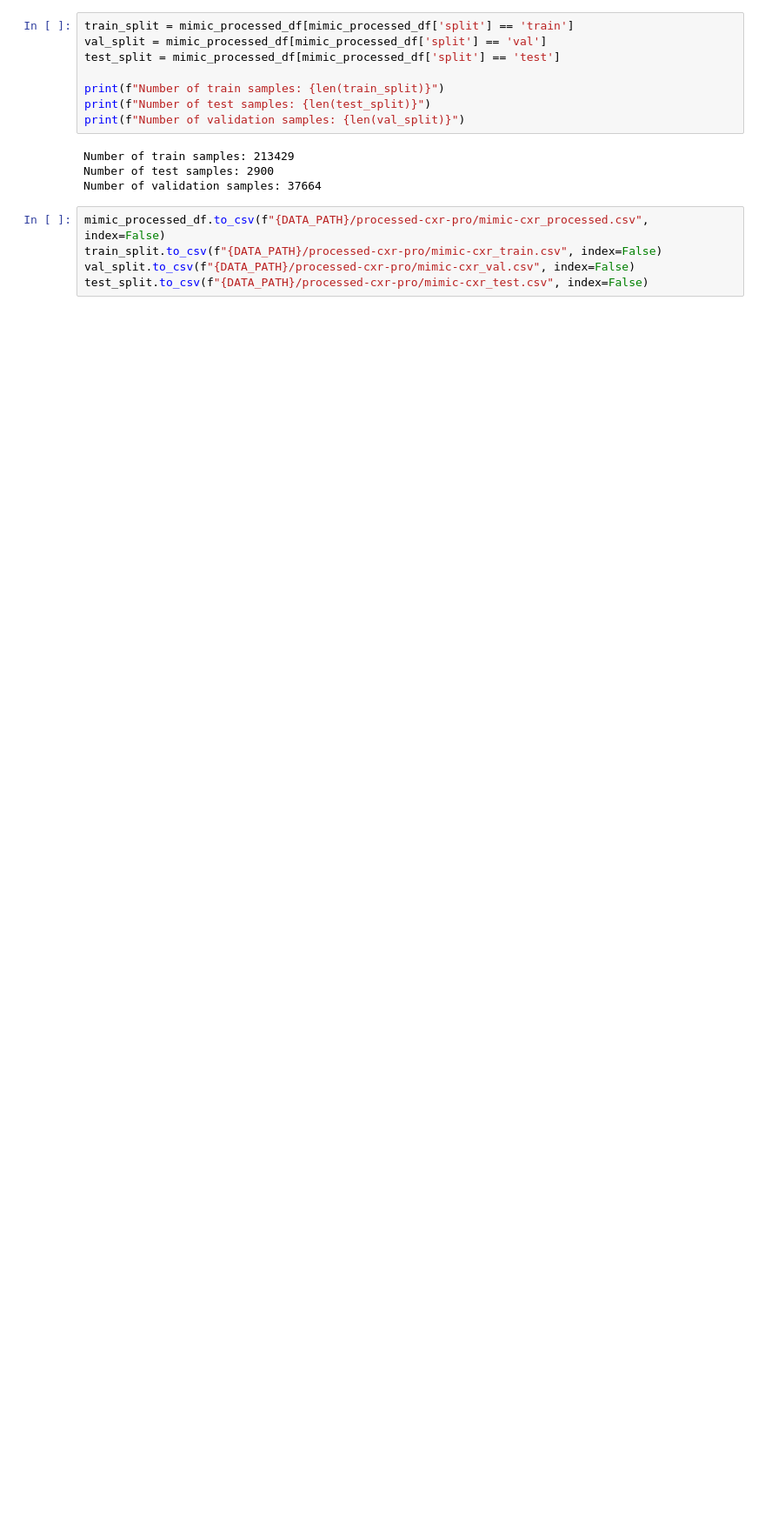
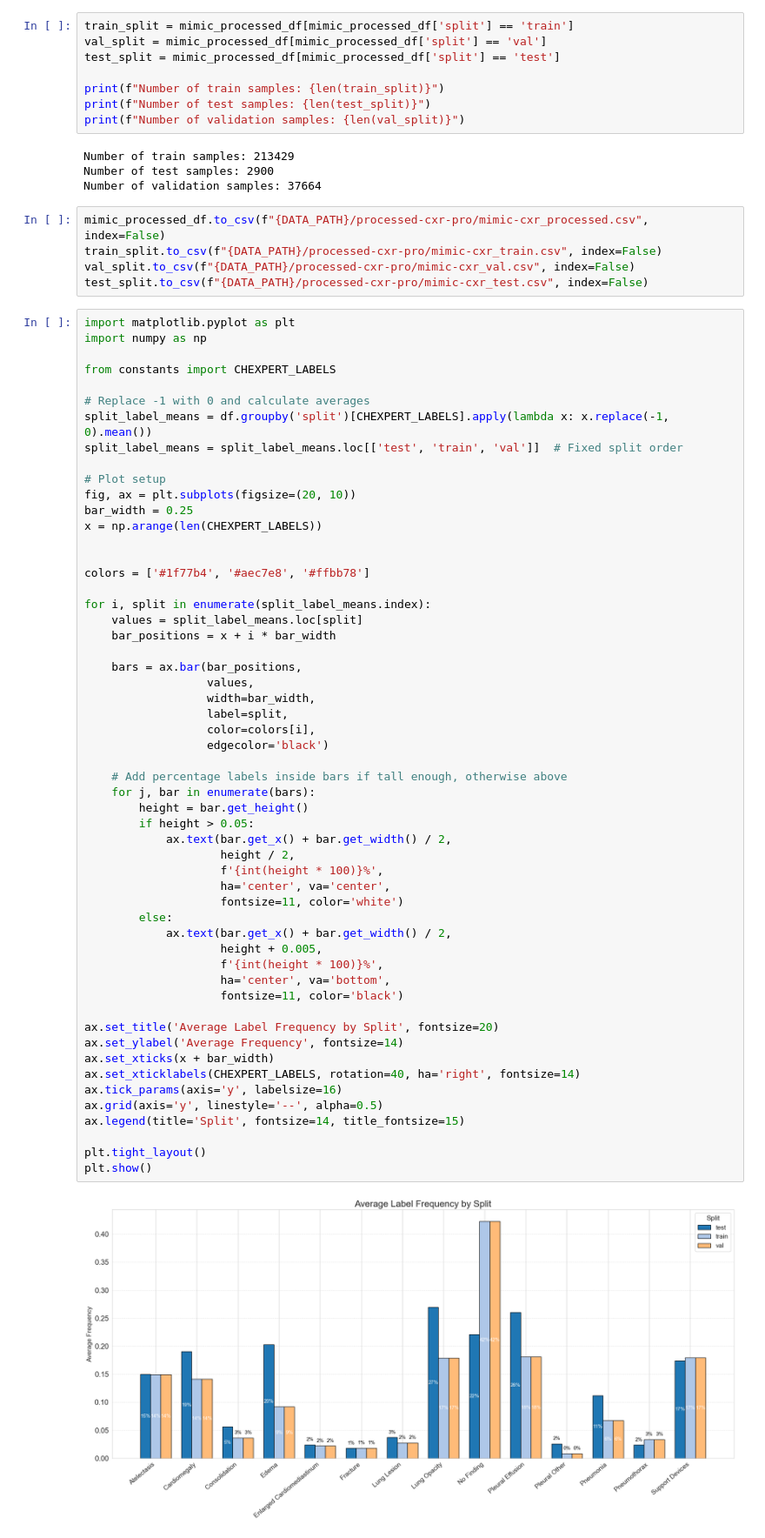
Before and after one commit to tudormihaita/cxr-report-gen, a Jupyter notebook: notebooks/mimic-cxr-data-processing.ipynb, the cells around one changed output. Shown at 87% size. Cells and saved outputs as stored; diff of their text form; blank space fills up the shorter version.

Commit message:
data statistics and visualizations.

```diff
--- a/notebooks/mimic-cxr-data-processing.ipynb
+++ b/notebooks/mimic-cxr-data-processing.ipynb
@@ -800,3 +801,60 @@ mimic_processed_df.to_csv(f"{DATA_PATH}/processed-cxr-pro/mimic-cxr_processed.cs
 train_split.to_csv(f"{DATA_PATH}/processed-cxr-pro/mimic-cxr_train.csv", index=False)
 val_split.to_csv(f"{DATA_PATH}/processed-cxr-pro/mimic-cxr_val.csv", index=False)
 test_split.to_csv(f"{DATA_PATH}/processed-cxr-pro/mimic-cxr_test.csv", index=False)
+# %%
+import matplotlib.pyplot as plt
+import numpy as np
+
+from constants import CHEXPERT_LABELS
+
+# Replace -1 with 0 and calculate averages
+split_label_means = df.groupby('split')[CHEXPERT_LABELS].apply(lambda x: x.replace(-1, 0).mean())
+split_label_means = split_label_means.loc[['test', 'train', 'val']]  # Fixed split order
+
+# Plot setup
+fig, ax = plt.subplots(figsize=(20, 10))
+bar_width = 0.25
+x = np.arange(len(CHEXPERT_LABELS))
+
+
+colors = ['#1f77b4', '#aec7e8', '#ffbb78']
+
+for i, split in enumerate(split_label_means.index):
+    values = split_label_means.loc[split]
+    bar_positions = x + i * bar_width
+
+    bars = ax.bar(bar_positions,
+                  values,
+                  width=bar_width,
+                  label=split,
+                  color=colors[i],
+                  edgecolor='black')
+
+    # Add percentage labels inside bars if tall enough, otherwise above
+    for j, bar in enumerate(bars):
+        height = bar.get_height()
+        if height > 0.05:
+            ax.text(bar.get_x() + bar.get_width() / 2,
+                    height / 2,
+                    f'{int(height * 100)}%',
+                    ha='center', va='center',
+                    fontsize=11, color='white')
+        else:
+            ax.text(bar.get_x() + bar.get_width() / 2,
+                    height + 0.005,
+                    f'{int(height * 100)}%',
+                    ha='center', va='bottom',
+                    fontsize=11, color='black')
+
+ax.set_title('Average Label Frequency by Split', fontsize=20)
+ax.set_ylabel('Average Frequency', fontsize=14)
+ax.set_xticks(x + bar_width)
+ax.set_xticklabels(CHEXPERT_LABELS, rotation=40, ha='right', fontsize=14)
+ax.tick_params(axis='y', labelsize=16)
+ax.grid(axis='y', linestyle='--', alpha=0.5)
+ax.legend(title='Split', fontsize=14, title_fontsize=15)
+
+plt.tight_layout()
+plt.show()
+# %% [output]
+[figure, added]
```
Also changed, not shown: parts of 6 cells of this notebook.
